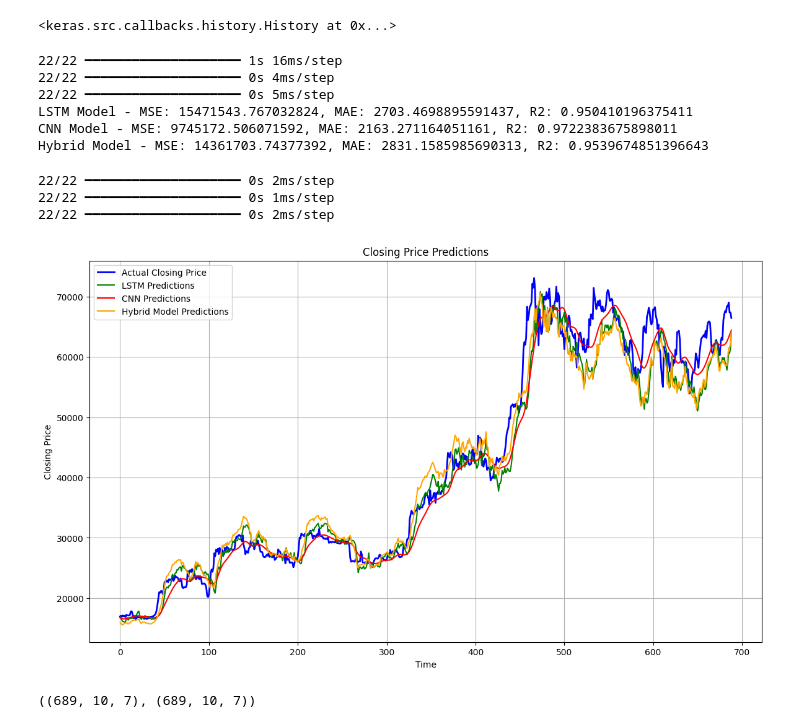
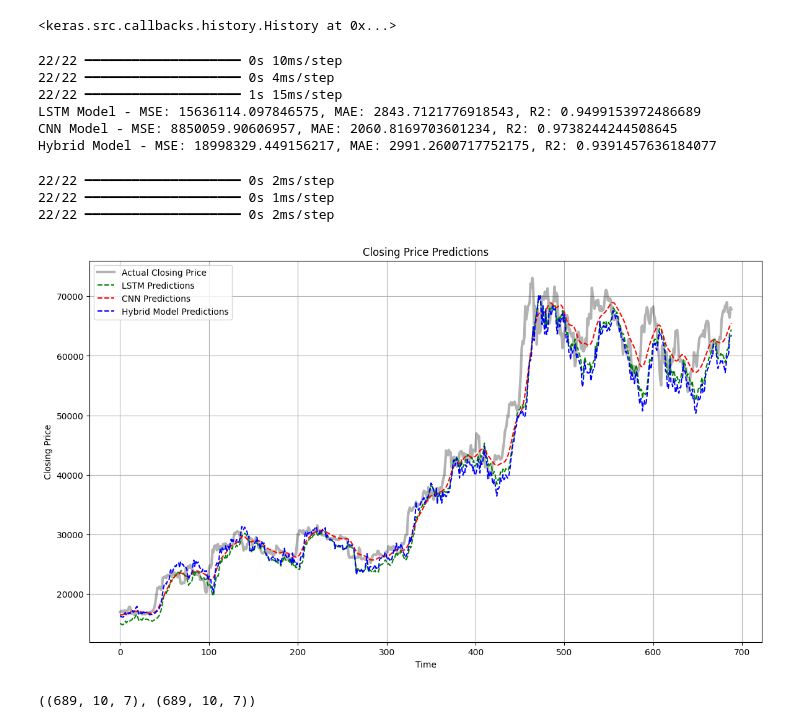
Before and after one commit to gmx369/ML, a Jupyter notebook: [Testing] Neural Network v5.1 x2Core mach TEST.ipynb, the cells around one changed output. Saved outputs shown, nothing was run; the diff lists cells and outputs as text; code cells hidden in the pictures.

```diff
--- a/[Testing] Neural Network v5.1 x2Core mach TEST.ipynb
+++ b/[Testing] Neural Network v5.1 x2Core mach TEST.ipynb
@@ -176,7 +176,7 @@ cnn_model.fit(X_cnn_processed, y[9:], epochs=10, batch_size=32, verbose=0)
 X_train_lstm, X_test_lstm, y_train, y_test = train_test_split(X_lstm_processed, y[9:], test_size=0.2, shuffle=False)
 
 # Train your LSTM model
-lstm_model.fit(X_train_lstm, y_train, epochs=10, batch_size=128,verbose=0)
+lstm_model.fit(X_train_lstm, y_train, epochs=10, batch_size=64,verbose=0)
 
 # Predict with LSTM
 y_pred_lstm = lstm_model.predict(X_test_lstm)
@@ -192,7 +192,7 @@ r2_lstm = r2_score(y_test, y_pred_lstm)
 X_train_cnn, X_test_cnn, _, _ = train_test_split(X_cnn_processed, y[9:], test_size=0.2, shuffle=False)
 
 # Train your CNN model
-cnn_model.fit(X_train_cnn, y_train, epochs=10, batch_size=64,verbose=0)
+cnn_model.fit(X_train_cnn, y_train, epochs=10, batch_size=32,verbose=0)
 
 # Predict with CNN
 y_pred_cnn = cnn_model.predict(X_test_cnn)
@@ -210,7 +210,8 @@ X_train_lstm, X_test_lstm, y_train, y_test = train_test_split(X_lstm_processed,
 X_train_cnn, X_test_cnn, _, _ = train_test_split(X_cnn_processed, y[9:], test_size=0.2, shuffle=False)
 
 # Train the Hybrid model
-hybrid_model.fit([X_train_cnn, X_train_lstm], y_train, epochs=10, batch_size=64,verbose=0)
+hybrid_model = create_hybrid_model(n_timesteps=10, n_features=X.shape[1])
+hybrid_model.fit([X_train_cnn, X_train_lstm], y_train, epochs=10, batch_size=32,verbose=0)
 
 # Predict with the Hybrid model
 y_pred_hybrid = hybrid_model.predict([X_test_cnn, X_test_lstm])
@@ -224,12 +225,12 @@ print(f"LSTM Model - MSE: {mse_lstm}, MAE: {mae_lstm}, R2: {r2_lstm}")
 print(f"CNN Model - MSE: {mse_cnn}, MAE: {mae_cnn}, R2: {r2_cnn}")
 print(f"Hybrid Model - MSE: {mse_hybrid}, MAE: {mae_hybrid}, R2: {r2_hybrid}")
 # %% [output]
-22/22 ━━━━━━━━━━━━━━━━━━━━ 1s 16ms/step
+22/22 ━━━━━━━━━━━━━━━━━━━━ 0s 10ms/step
 22/22 ━━━━━━━━━━━━━━━━━━━━ 0s 4ms/step
-22/22 ━━━━━━━━━━━━━━━━━━━━ 0s 5ms/step
-LSTM Model - MSE: 15471543.767032824, MAE: 2703.4698895591437, R2: 0.950410196375411
-CNN Model - MSE: 9745172.506071592, MAE: 2163.271164051161, R2: 0.9722383675898011
-Hybrid Model - MSE: 14361703.74377392, MAE: 2831.1585985690313, R2: 0.9539674851396643
+22/22 ━━━━━━━━━━━━━━━━━━━━ 1s 15ms/step
+LSTM Model - MSE: 15636114.097846575, MAE: 2843.7121776918543, R2: 0.9499153972486689
+CNN Model - MSE: 8850059.90606957, MAE: 2060.8169703601234, R2: 0.9738244244508645
+Hybrid Model - MSE: 18998329.449156217, MAE: 2991.2600717752175, R2: 0.9391457636184077
 # %%
 # Function to plot actual vs predictions
 def plot_timeseries_predictions(y_test, y_pred_lstm, y_pred_cnn, y_pred_hybrid, title='Closing Price Predictions'):
@@ -239,42 +240,42 @@ def plot_timeseries_predictions(y_test, y_pred_lstm, y_pred_cnn, y_pred_hybrid,
     time_axis = range(len(y_test))
 
     # Plot actual closing prices (ground truth)
-    plt.plot(time_axis, y_test, label='Actual Closing Price', color='blue', linewidth=2)
+    plt.plot(time_axis, y_test, label='Actual Closing Price', color='black', linewidth=3,alpha=0.3)
 
     # Plot LSTM predictions
-    plt.plot(time_axis, y_pred_lstm, label='LSTM Predictions', color='green', linestyle='-')
+    plt.plot(time_axis, y_pred_lstm, label='LSTM Predictions', color='green', linestyle='--')
 
     # Plot CNN predictions
-    plt.plot(time_axis, y_pred_cnn, label='CNN Predictions', color='red', linestyle='-')
+    plt.plot(time_axis, y_pred_cnn, label='CNN Predictions', color='red', linestyle='--')
 
     # Plot Hybrid model predictions
-    plt.plot(time_axis, y_pred_hybrid, label='Hybrid Model Predictions', color='orange', linestyle='-')
+    plt.plot(time_axis, y_pred_hybrid, label='Hybrid Model Predictions', color='blue', linestyle='--')
 
     # Title and labels
     plt.title(title)
     plt.xlabel('Time')
     plt.ylabel('Closing Price')
     plt.legend()
     plt.grid(True)
     plt.show()
 
 # Assuming predictions for all models are generated
 y_pred_lstm = lstm_model.predict(X_test_lstm)
 y_pred_cnn = cnn_model.predict(X_test_cnn)
 y_pred_hybrid = hybrid_model.predict([X_test_cnn, X_test_lstm])
 
 # Squeeze predictions to match the shape of y_test
 y_pred_lstm = np.squeeze(y_pred_lstm)
 y_pred_cnn = np.squeeze(y_pred_cnn)
 y_pred_hybrid = np.squeeze(y_pred_hybrid)
 
 # Call the function to plot the time series
 plot_timeseries_predictions(y_test, y_pred_lstm, y_pred_cnn, y_pred_hybrid)
 # %% [output]
 22/22 ━━━━━━━━━━━━━━━━━━━━ 0s 2ms/step
 22/22 ━━━━━━━━━━━━━━━━━━━━ 0s 1ms/step
 22/22 ━━━━━━━━━━━━━━━━━━━━ 0s 2ms/step
-[figure, old version]
+[figure, new version]
 # %%
 X_test_lstm.shape, X_test_cnn.shape
 # %% [output]
```
Also changed, not shown: parts of 9 cells of this notebook, 1 other file.
